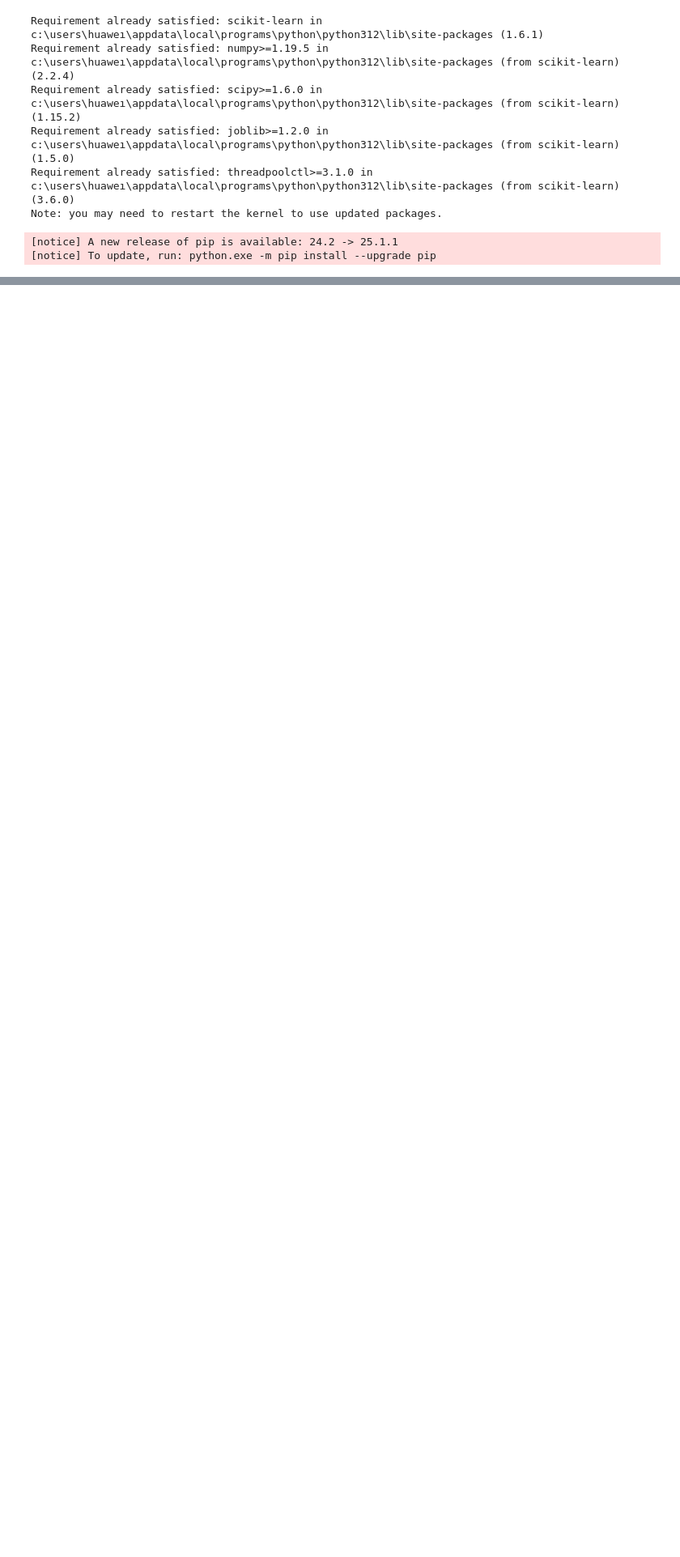
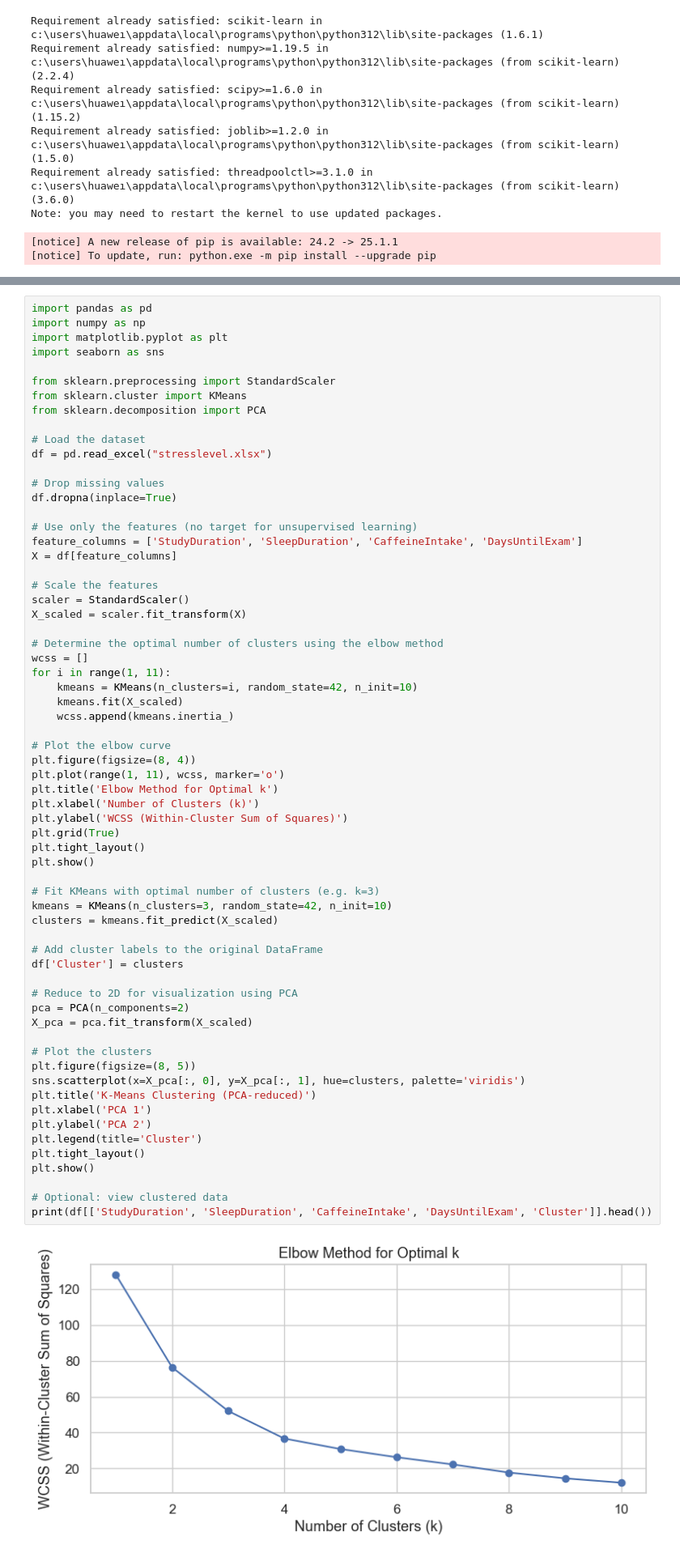
Before and after one commit to PelinAvramoglu/stresslevelanalysis, a Jupyter notebook: dsa-project.ipynb, the cells around one changed output, grey strips where cells are left out. Shown at 81% size. Drawn from its saved outputs; the diff is of its cells as text; blank space fills up the shorter version.

```diff
--- a/dsa-project.ipynb
+++ b/dsa-project.ipynb
@@ -349,0 +308,66 @@ Neural Network             0.533  0.622  0.906
+# %%
+import pandas as pd
+import numpy as np
+import matplotlib.pyplot as plt
+import seaborn as sns
+
+from sklearn.preprocessing import StandardScaler
+from sklearn.cluster import KMeans
+from sklearn.decomposition import PCA
+
+# Load the dataset
+df = pd.read_excel("stresslevel.xlsx")
+
+# Drop missing values
+df.dropna(inplace=True)
+
+# Use only the features (no target for unsupervised learning)
+feature_columns = ['StudyDuration', 'SleepDuration', 'CaffeineIntake', 'DaysUntilExam']
+X = df[feature_columns]
+
+# Scale the features
+scaler = StandardScaler()
+X_scaled = scaler.fit_transform(X)
+
+# Determine the optimal number of clusters using the elbow method
+wcss = []
+for i in range(1, 11):
+    kmeans = KMeans(n_clusters=i, random_state=42, n_init=10)
+    kmeans.fit(X_scaled)
+    wcss.append(kmeans.inertia_)
+
+# Plot the elbow curve
+plt.figure(figsize=(8, 4))
+plt.plot(range(1, 11), wcss, marker='o')
+plt.title('Elbow Method for Optimal k')
+plt.xlabel('Number of Clusters (k)')
+plt.ylabel('WCSS (Within-Cluster Sum of Squares)')
+plt.grid(True)
+plt.tight_layout()
+plt.show()
+
+# Fit KMeans with optimal number of clusters (e.g. k=3)
+kmeans = KMeans(n_clusters=3, random_state=42, n_init=10)
+clusters = kmeans.fit_predict(X_scaled)
+
+# Add cluster labels to the original DataFrame
+df['Cluster'] = clusters
+
+# Reduce to 2D for visualization using PCA
+pca = PCA(n_components=2)
+X_pca = pca.fit_transform(X_scaled)
+
+# Plot the clusters
+plt.figure(figsize=(8, 5))
+sns.scatterplot(x=X_pca[:, 0], y=X_pca[:, 1], hue=clusters, palette='viridis')
+plt.title('K-Means Clustering (PCA-reduced)')
+plt.xlabel('PCA 1')
+plt.ylabel('PCA 2')
+plt.legend(title='Cluster')
+plt.tight_layout()
+plt.show()
+
+# Optional: view clustered data
+print(df[['StudyDuration', 'SleepDuration', 'CaffeineIntake', 'DaysUntilExam', 'Cluster']].head())
+# %% [output]
+[figure, added]
```
Also changed, not shown: parts of 6 cells of this notebook.
